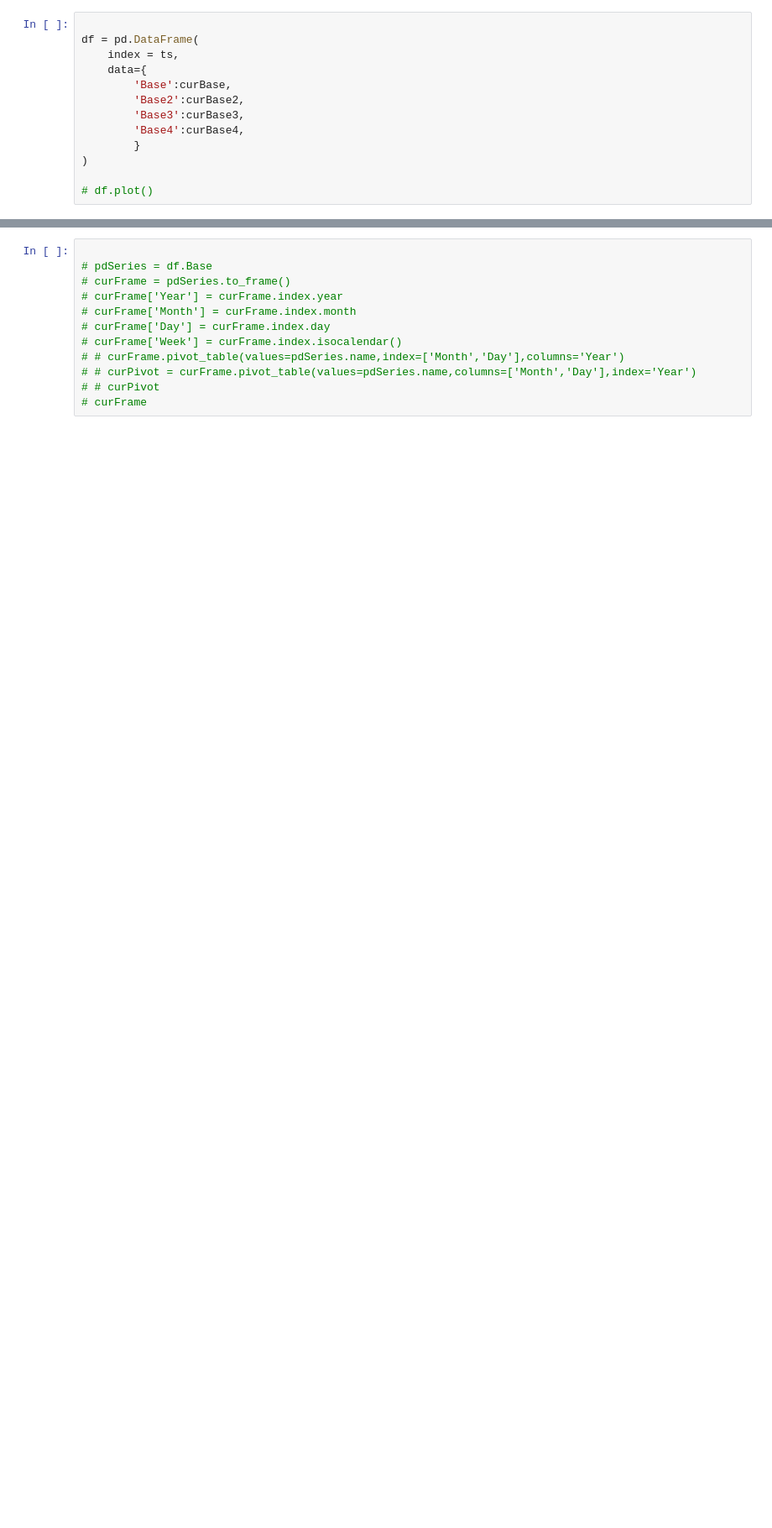
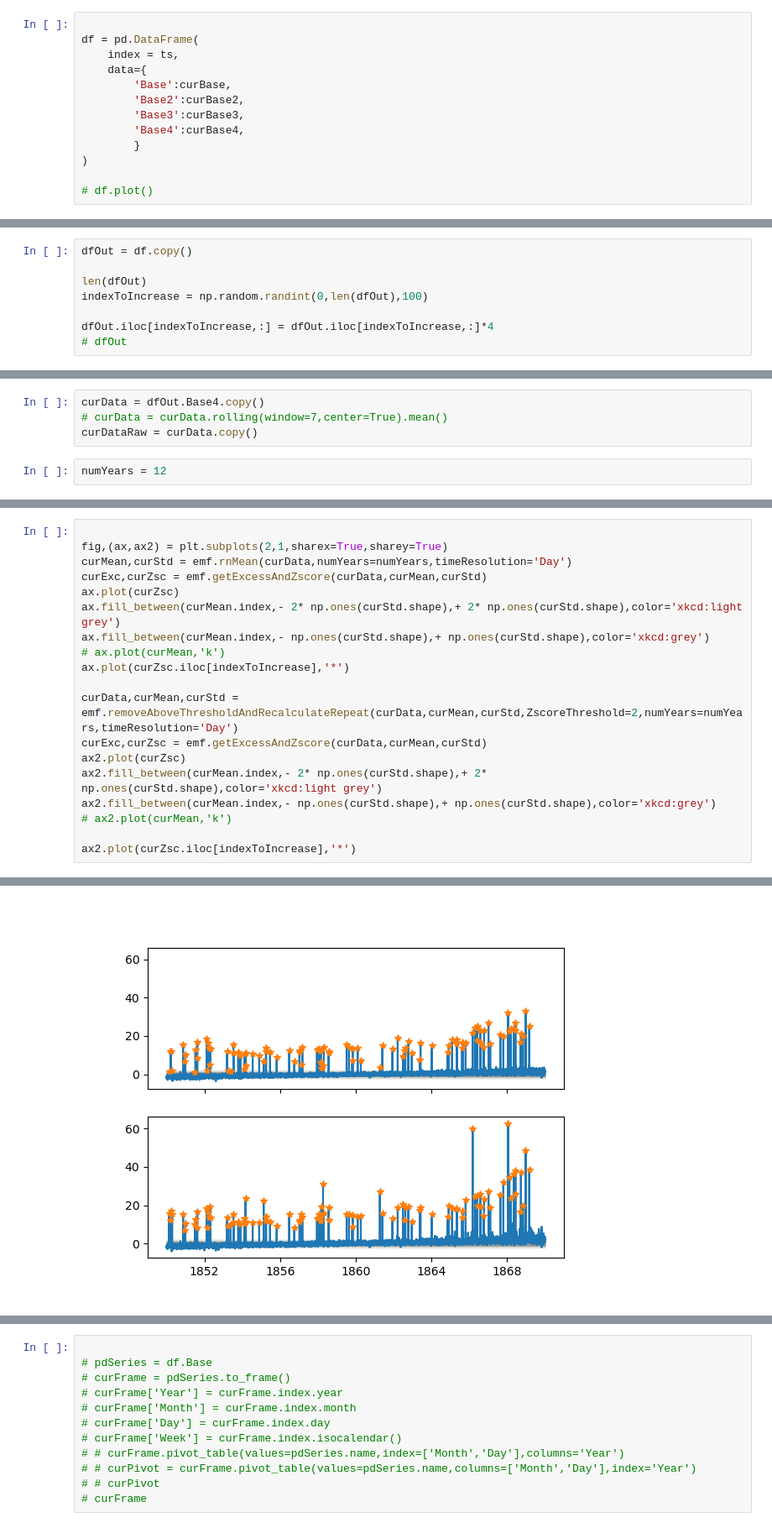
Before and after one commit to PandemiXcenter/ExcessMortality, a Jupyter notebook: TestingAndDevelopment.ipynb, the cells around one changed output, grey strips where cells are left out. Shown at 84% size. Cells and saved outputs as stored; diff of their text form; blank space fills up the shorter version.

```diff
--- a/TestingAndDevelopment.ipynb
+++ b/TestingAndDevelopment.ipynb
@@ -73,0 +173,8 @@ numYears = 5
+# %%
+dfOut = df.copy()
+
+len(dfOut)
+indexToIncrease = np.random.randint(0,len(dfOut),100)
+
+dfOut.iloc[indexToIncrease,:] = dfOut.iloc[indexToIncrease,:]*4
+# dfOut
@@ -73,0 +245,6 @@ numYears = 5
+# %%
+curData = dfOut.Base4.copy()
+# curData = curData.rolling(window=7,center=True).mean()
+curDataRaw = curData.copy()
+# %%
+numYears = 12
@@ -73,0 +265,20 @@ numYears = 5
+# %%
+
+fig,(ax,ax2) = plt.subplots(2,1,sharex=True,sharey=True)
+curMean,curStd = emf.rnMean(curData,numYears=numYears,timeResolution='Day')
+curExc,curZsc = emf.getExcessAndZscore(curData,curMean,curStd)
+ax.plot(curZsc)
+ax.fill_between(curMean.index,- 2* np.ones(curStd.shape),+ 2* np.ones(curStd.shape),color='xkcd:light grey')
+ax.fill_between(curMean.index,- np.ones(curStd.shape),+ np.ones(curStd.shape),color='xkcd:grey')
+# ax.plot(curMean,'k')
+ax.plot(curZsc.iloc[indexToIncrease],'*')
+
+curData,curMean,curStd = emf.removeAboveThresholdAndRecalculateRepeat(curData,curMean,curStd,ZscoreThreshold=2,numYears=numYears,timeResolution='Day')
+curExc,curZsc = emf.getExcessAndZscore(curData,curMean,curStd)
+ax2.plot(curZsc)
+ax2.fill_between(curMean.index,- 2* np.ones(curStd.shape),+ 2* np.ones(curStd.shape),color='xkcd:light grey')
+ax2.fill_between(curMean.index,- np.ones(curStd.shape),+ np.ones(curStd.shape),color='xkcd:grey')
+# ax2.plot(curMean,'k')
+
+ax2.plot(curZsc.iloc[indexToIncrease],'*')
+# %% [output]
@@ -73,0 +294 @@ numYears = 5
+[figure, added]
```
Also changed, not shown: parts of 35 cells of this notebook, 1 other file.
